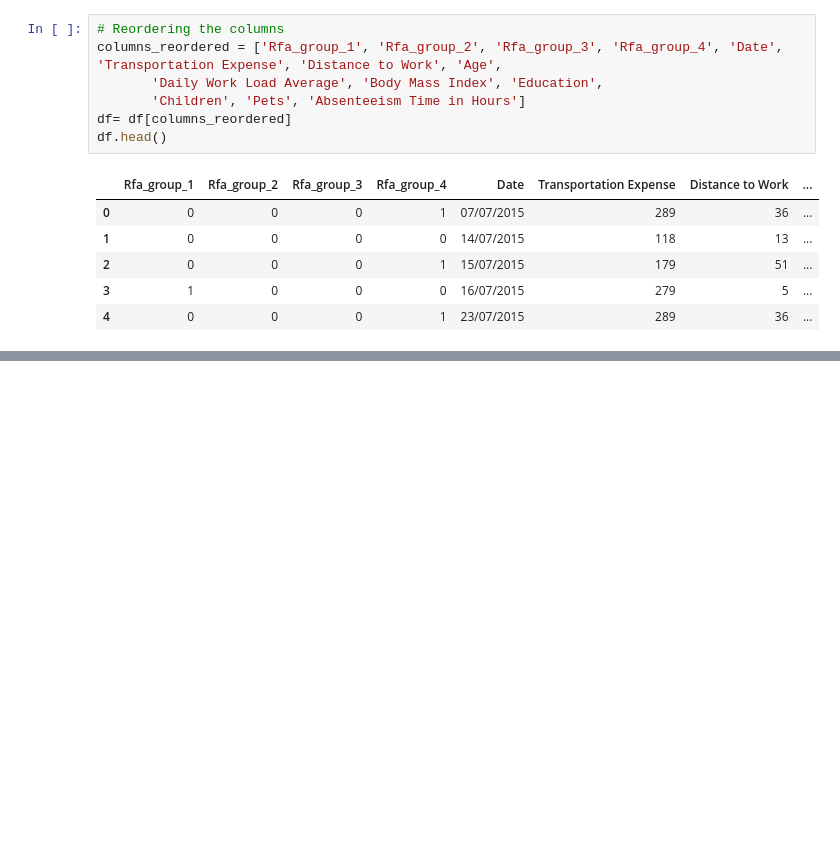
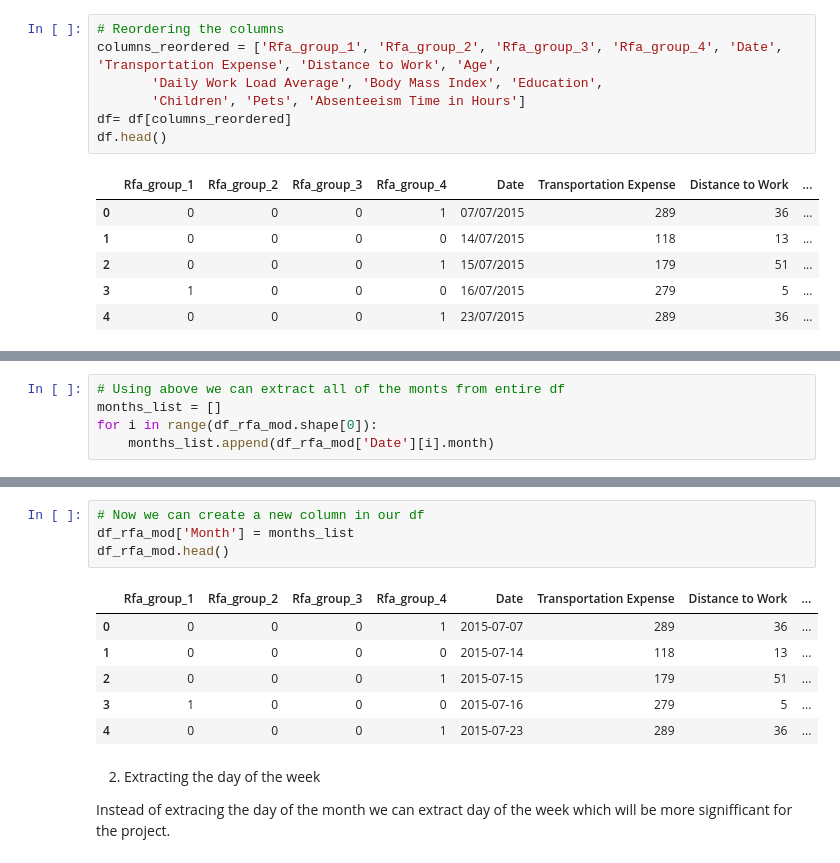
Before and after one commit to tomasz-urban/Jupyter, a Jupyter notebook: DS_bootcamp/logistic_regression/absenteeism_project.ipynb, the cells around one changed output, grey strips where cells are left out. Saved outputs shown, nothing was run; the diff lists cells and outputs as text; blank space fills up the shorter version.

```diff
--- a/DS_bootcamp/logistic_regression/absenteeism_project.ipynb
+++ b/DS_bootcamp/logistic_regression/absenteeism_project.ipynb
@@ -306,0 +357,5 @@ df.head()
+# %%
+# Using above we can extract all of the monts from entire df
+months_list = []
+for i in range(df_rfa_mod.shape[0]):
+    months_list.append(df_rfa_mod['Date'][i].month)
@@ -306,0 +382,15 @@ df.head()
+# %%
+# Now we can create a new column in our df
+df_rfa_mod['Month'] = months_list
+df_rfa_mod.head()
+# %% [output]
+|  | Rfa_group_1 | Rfa_group_2 | Rfa_group_3 | Rfa_group_4 | Date | Transportation Expense | Distance to Work | ... |
+| 0 | 0 | 0 | 0 | 1 | 2015-07-07 | 289 | 36 | ... |
+| 1 | 0 | 0 | 0 | 0 | 2015-07-14 | 118 | 13 | ... |
+| 2 | 0 | 0 | 0 | 1 | 2015-07-15 | 179 | 51 | ... |
+| 3 | 1 | 0 | 0 | 0 | 2015-07-16 | 279 | 5 | ... |
+| 4 | 0 | 0 | 0 | 1 | 2015-07-23 | 289 | 36 | ... |
+# %% [markdown]
+2. Extracting the day of the week
+
+Instead of extracing the day of the month we can extract day of the week which will be more signifficant for the project.
```
Also changed, not shown: parts of 13 cells of this notebook.
